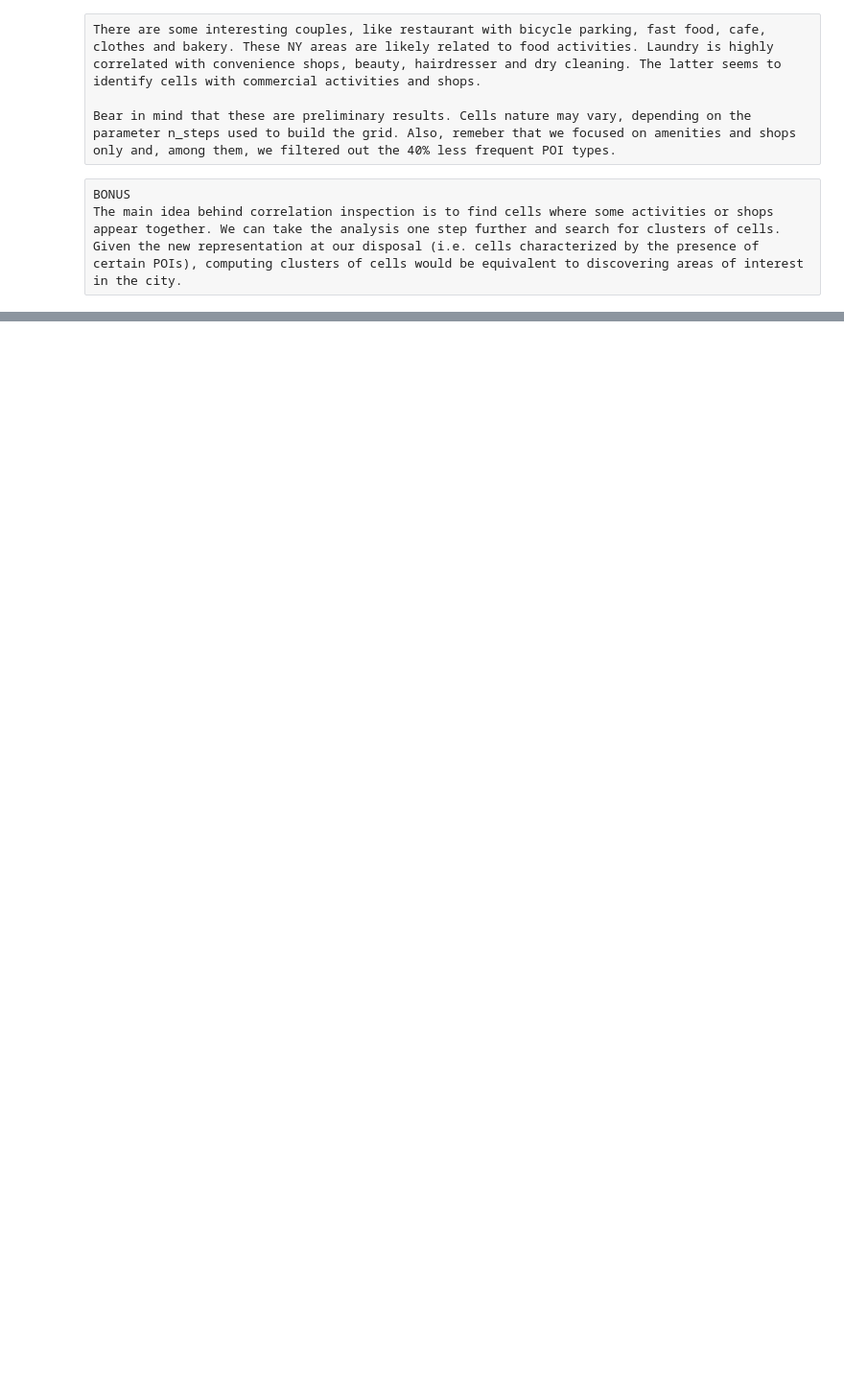
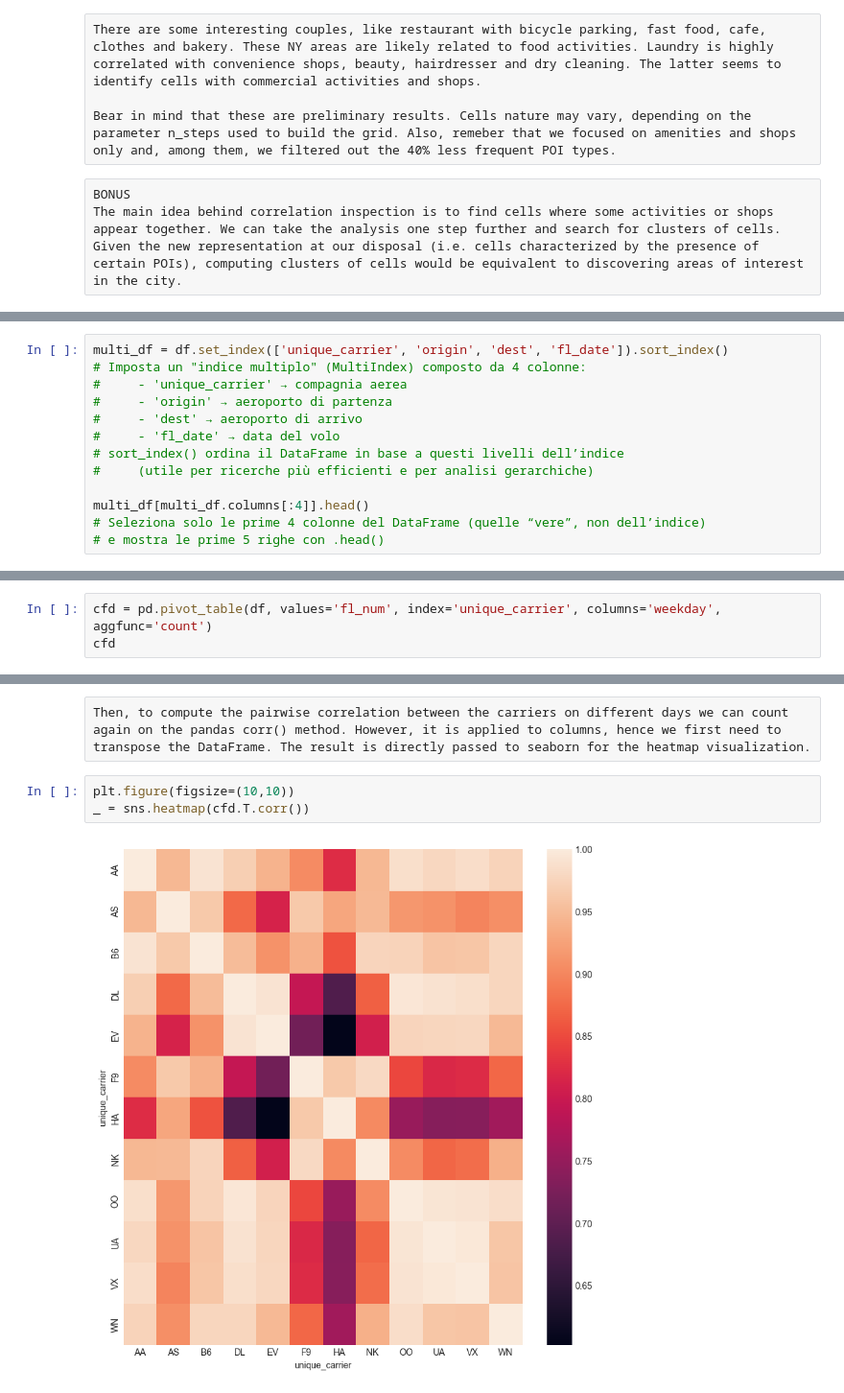
Before and after one commit to letiBri/DS-ML, a Jupyter notebook: LAB02/LAB02_corretto.ipynb, the cells around one changed output, grey strips where cells are left out. Shown at 96% size. Drawn from its saved outputs; the diff is of its cells as text; blank space fills up the shorter version.

```diff
--- a/LAB02/LAB02_corretto.ipynb
+++ b/LAB02/LAB02_corretto.ipynb
@@ -533,0 +763,13 @@ The main idea behind correlation inspection is to find cells where some activiti
+# %%
+multi_df = df.set_index(['unique_carrier', 'origin', 'dest', 'fl_date']).sort_index()
+# Imposta un "indice multiplo" (MultiIndex) composto da 4 colonne:
+#     - 'unique_carrier' → compagnia aerea
+#     - 'origin' → aeroporto di partenza
+#     - 'dest' → aeroporto di arrivo
+#     - 'fl_date' → data del volo
+# sort_index() ordina il DataFrame in base a questi livelli dell’indice
+#     (utile per ricerche più efficienti e per analisi gerarchiche)
+
+multi_df[multi_df.columns[:4]].head()
+# Seleziona solo le prime 4 colonne del DataFrame (quelle “vere”, non dell’indice)
+# e mostra le prime 5 righe con .head()
@@ -533,0 +842,3 @@ The main idea behind correlation inspection is to find cells where some activiti
+# %%
+cfd = pd.pivot_table(df, values='fl_num', index='unique_carrier', columns='weekday', aggfunc='count')
+cfd
@@ -533,0 +860,7 @@ The main idea behind correlation inspection is to find cells where some activiti
+# %% [raw]
+Then, to compute the pairwise correlation between the carriers on different days we can count again on the pandas corr() method. However, it is applied to columns, hence we first need to transpose the DataFrame. The result is directly passed to seaborn for the heatmap visualization.
+# %%
+plt.figure(figsize=(10,10))
+_ = sns.heatmap(cfd.T.corr())
+# %% [output]
+[figure, added]
```
Also changed, not shown: parts of 72 cells of this notebook.
